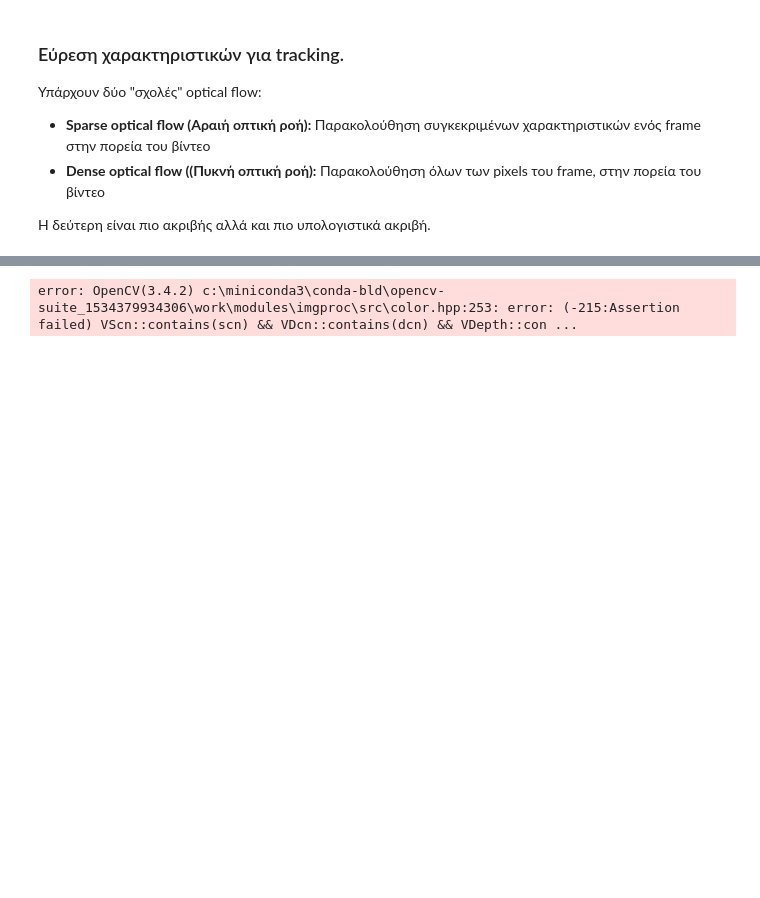
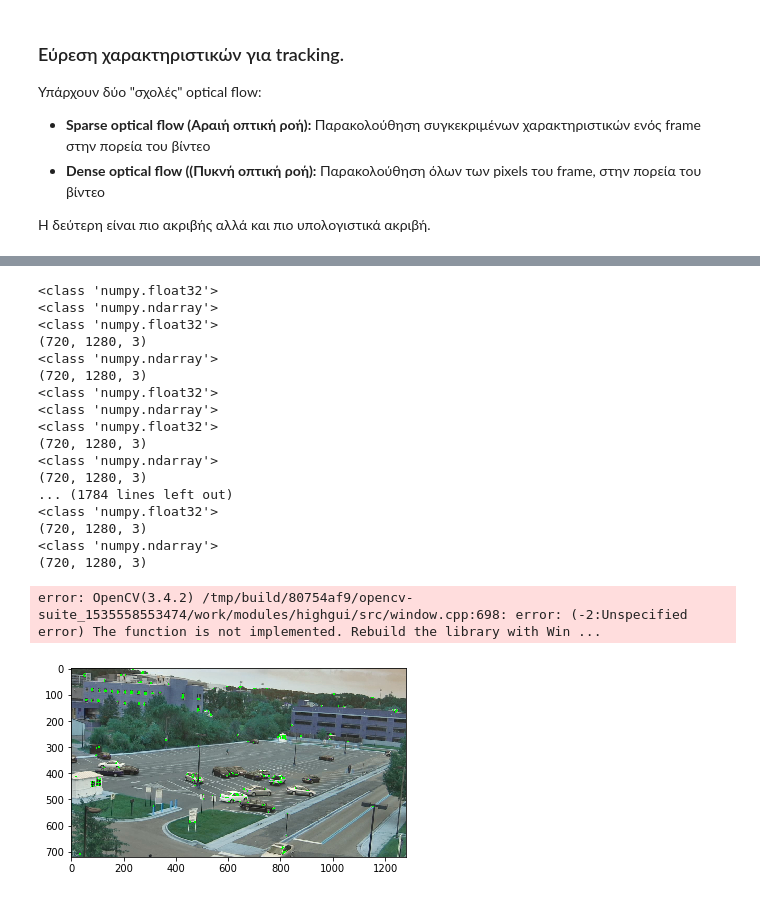
Before and after one commit to LoniasGR/video-analysis, a Jupyter notebook: Lab6/Lab6_Motion_estimation.ipynb, the cells around one changed output, grey strips where cells are left out. Cells and saved outputs as stored; diff of their text form; code cells hidden in the pictures; blank space fills up the shorter version.

```diff
--- a/Lab6/Lab6_Motion_estimation.ipynb
+++ b/Lab6/Lab6_Motion_estimation.ipynb
@@ -199,34 +199,56 @@ while(cap.isOpened()):
     for i, (new, old) in enumerate(zip(good_new, good_old)):
         # a, b = coordinates of new point
         a, b = new.ravel()
 
         # a, b = coordinates of old point
         c, d = old.ravel()
-
+        print(type(a))
+        print(type(mask))
+        print(type(c))
+        print(mask.shape)
         # Draws line between new and old position with green color and 2 thickness
         mask = cv.line(mask, (a, b), (c, d), color, 2)
 
         # Draws filled circle (thickness of -1) at new position with green color and radius of 3
         frame = cv.circle(frame, (a, b), 3, color, -1)
-
+        print(type(frame))
+        print(frame.shape)
     # Overlays the optical flow tracks on the original frame
     output = cv.add(frame, mask)
 
     # Updates previous frame
     prev_gray = gray.copy()
 
     # Updates previous good feature points
     prev = good_new.reshape(-1, 1, 2)
 
     # Opens a new window and displays the output frame
-    #plt.imshow("sparse optical flow", output)
+    plt.imshow(output)
 
     # Frames are read by intervals of 10 milliseconds. The programs breaks out of the while loop when the user presses the 'q' key
     if cv.waitKey(10) & 0xFF == ord('q'):
         break
 
 # The following frees up resources and closes all windows
 cap.release()
 cv.destroyAllWindows()
 # %% [output]
-error: OpenCV(3.4.2) c:\miniconda3\conda-bld\opencv-suite_1534379934306\work\modules\imgproc\src\color.hpp:253: error: (-215:Assertion failed) VScn::contains(scn) && VDcn::contains(dcn) && VDepth::con ...
+<class 'numpy.float32'>
+<class 'numpy.ndarray'>
+<class 'numpy.float32'>
+(720, 1280, 3)
+<class 'numpy.ndarray'>
+(720, 1280, 3)
+<class 'numpy.float32'>
+<class 'numpy.ndarray'>
+<class 'numpy.float32'>
+(720, 1280, 3)
+<class 'numpy.ndarray'>
+(720, 1280, 3)
+... (1784 lines left out)
+<class 'numpy.float32'>
+(720, 1280, 3)
+<class 'numpy.ndarray'>
+(720, 1280, 3)
+error: OpenCV(3.4.2) /tmp/build/80754af9/opencv-suite_1535558553474/work/modules/highgui/src/window.cpp:698: error: (-2:Unspecified error) The function is not implemented. Rebuild the library with Win ...
+[figure, added]
```
Also changed, not shown: 1 other file.
